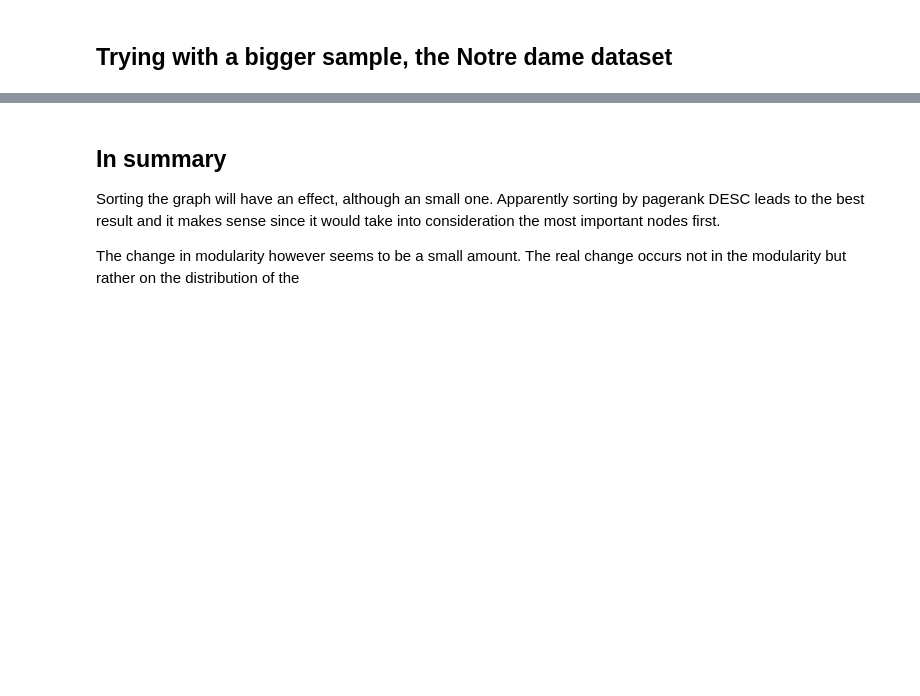
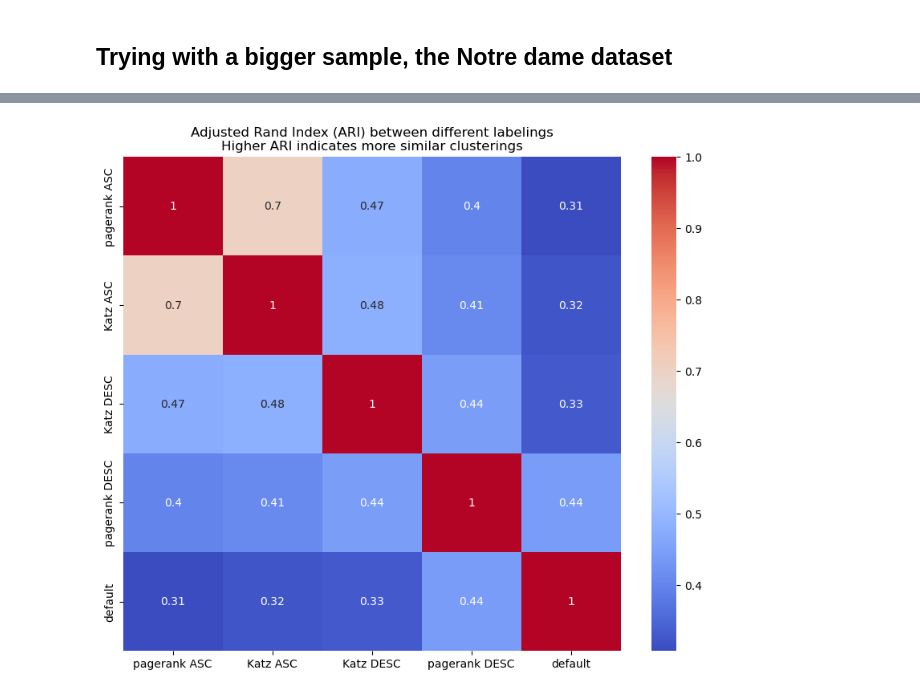
Before and after one commit to Matematikoi/Graph_Mini_Project, a Jupyter notebook: notebooks/communities.ipynb, the cells around one changed output, grey strips where cells are left out. Drawn from its saved outputs; the diff is of its cells as text; code cells hidden in the pictures; blank space fills up the shorter version.

```diff
--- a/notebooks/communities.ipynb
+++ b/notebooks/communities.ipynb
@@ -274,7 +277,7 @@ from sknetwork.data import from_edge_list
 
 import numpy as np
 # %%
-graph = miserables(metadata=True)
+graph = karate_club(metadata=True)
 adjacency = graph.adjacency
 names = None
 position = graph.position
@@ -424,6 +438,22 @@ for m, n in results:
-# %% [markdown]
-## In summary
-
-Sorting the graph will have an effect, although an small one. Apparently sorting by pagerank DESC leads to the best result and it makes sense since it would take into consideration the most important nodes first.
-
-The change in modularity however seems to be a small amount. The real change occurs not in the modularity but rather on the distribution of the
+# %%
+
+
+results.sort(key=lambda x: x[2])
+labels = [labels for _, _, _, labels in results]
+
+
+# Calculate the ARI between each pair of labels
+n_labels = len(labels)
+ari_matrix = np.zeros((n_labels, n_labels))
+
+for i in range(n_labels):
+	for j in range(n_labels):
+		ari_matrix[i, j] = adjusted_rand_score(labels[i], labels[j])
+
+# Plot the ARI matrix
+plt.figure(figsize=(10, 8))
+sns.heatmap(ari_matrix, annot=True, cmap='coolwarm', xticklabels=[res[1] for res in results], yticklabels=[res[1] for res in results])
+plt.title('Adjusted Rand Index (ARI) between different labelings\nHigher ARI indicates more similar clusterings')
+plt.show()
+# %% [output]
+[figure, added]
```
Also changed, not shown: parts of 10 cells of this notebook.
